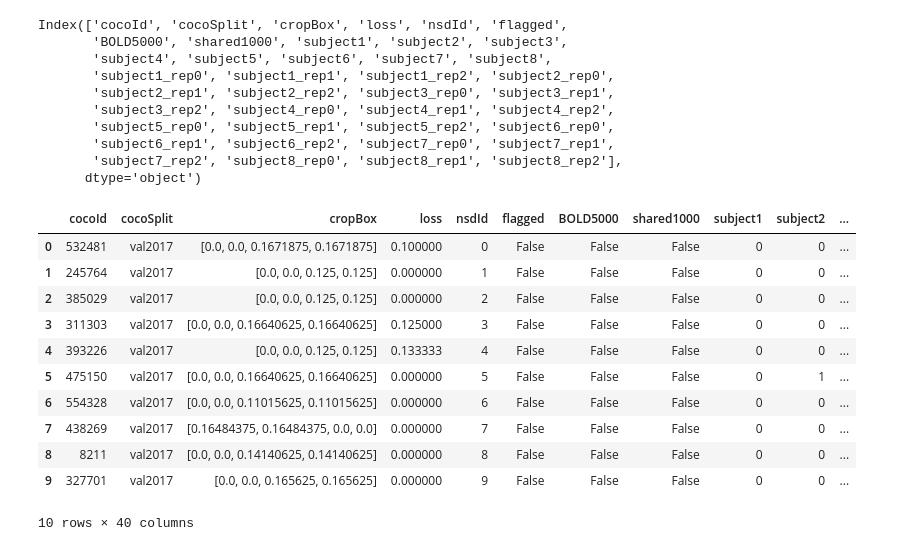
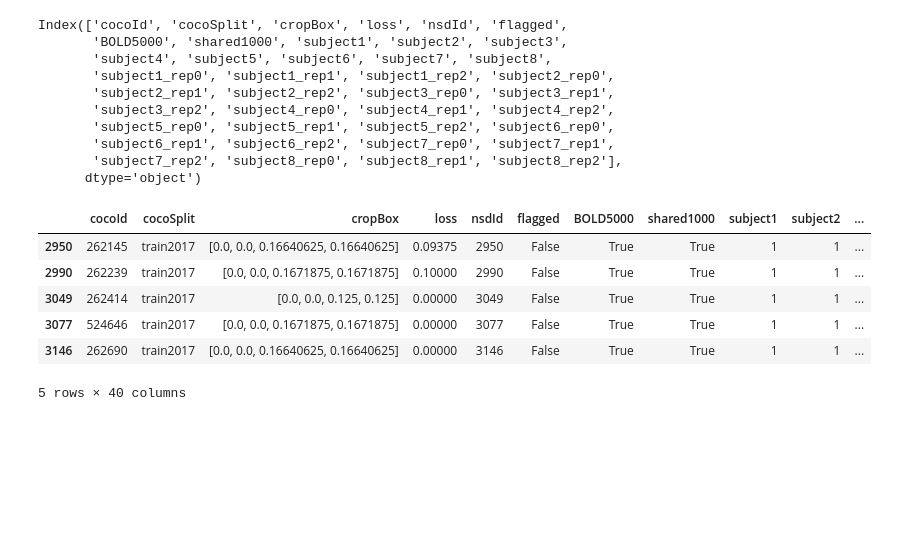
Before and after one commit to xnought/nsdget, a Jupyter notebook: notebooks/view_info.ipynb, the cells around one changed output. Drawn from its saved outputs; the diff is of its cells as text; code cells hidden in the pictures; blank space fills up the shorter version.

```diff
--- a/notebooks/view_info.ipynb
+++ b/notebooks/view_info.ipynb
@@ -27,19 +30,14 @@ Index(['cocoId', 'cocoSplit', 'cropBox', 'loss', 'nsdId', 'flagged',
        'subject6_rep1', 'subject6_rep2', 'subject7_rep0', 'subject7_rep1',
        'subject7_rep2', 'subject8_rep0', 'subject8_rep1', 'subject8_rep2'],
       dtype='object')
-# %%
-subset = df[:10]
-subset
-# %% [output]
-|  | cocoId | cocoSplit | cropBox | loss | nsdId | flagged | BOLD5000 | shared1000 | subject1 | subject2 | ... |
-| 0 | 532481 | val2017 | [0.0, 0.0, 0.1671875, 0.1671875] | 0.100000 | 0 | False | False | False | 0 | 0 | ... |
-| 1 | 245764 | val2017 | [0.0, 0.0, 0.125, 0.125] | 0.000000 | 1 | False | False | False | 0 | 0 | ... |
-| 2 | 385029 | val2017 | [0.0, 0.0, 0.125, 0.125] | 0.000000 | 2 | False | False | False | 0 | 0 | ... |
-| 3 | 311303 | val2017 | [0.0, 0.0, 0.16640625, 0.16640625] | 0.125000 | 3 | False | False | False | 0 | 0 | ... |
-| 4 | 393226 | val2017 | [0.0, 0.0, 0.125, 0.125] | 0.133333 | 4 | False | False | False | 0 | 0 | ... |
-| 5 | 475150 | val2017 | [0.0, 0.0, 0.16640625, 0.16640625] | 0.000000 | 5 | False | False | False | 0 | 1 | ... |
-| 6 | 554328 | val2017 | [0.0, 0.0, 0.11015625, 0.11015625] | 0.000000 | 6 | False | False | False | 0 | 0 | ... |
-| 7 | 438269 | val2017 | [0.16484375, 0.16484375, 0.0, 0.0] | 0.000000 | 7 | False | False | False | 0 | 0 | ... |
-| 8 | 8211 | val2017 | [0.0, 0.0, 0.14140625, 0.14140625] | 0.000000 | 8 | False | False | False | 0 | 0 | ... |
-| 9 | 327701 | val2017 | [0.0, 0.0, 0.165625, 0.165625] | 0.000000 | 9 | False | False | False | 0 | 0 | ... |
-10 rows × 40 columns
+# %%
+shared1k = df[df["shared1000"]==True]
+shared1k.head()
+# %% [output]
+|  | cocoId | cocoSplit | cropBox | loss | nsdId | flagged | BOLD5000 | shared1000 | subject1 | subject2 | ... |
+| 2950 | 262145 | train2017 | [0.0, 0.0, 0.16640625, 0.16640625] | 0.09375 | 2950 | False | True | True | 1 | 1 | ... |
+| 2990 | 262239 | train2017 | [0.0, 0.0, 0.1671875, 0.1671875] | 0.10000 | 2990 | False | True | True | 1 | 1 | ... |
+| 3049 | 262414 | train2017 | [0.0, 0.0, 0.125, 0.125] | 0.00000 | 3049 | False | True | True | 1 | 1 | ... |
+| 3077 | 524646 | train2017 | [0.0, 0.0, 0.1671875, 0.1671875] | 0.00000 | 3077 | False | True | True | 1 | 1 | ... |
+| 3146 | 262690 | train2017 | [0.0, 0.0, 0.16640625, 0.16640625] | 0.00000 | 3146 | False | True | True | 1 | 1 | ... |
+5 rows × 40 columns
```
Also changed, not shown: parts of 4 cells of this notebook, 1 other file.
